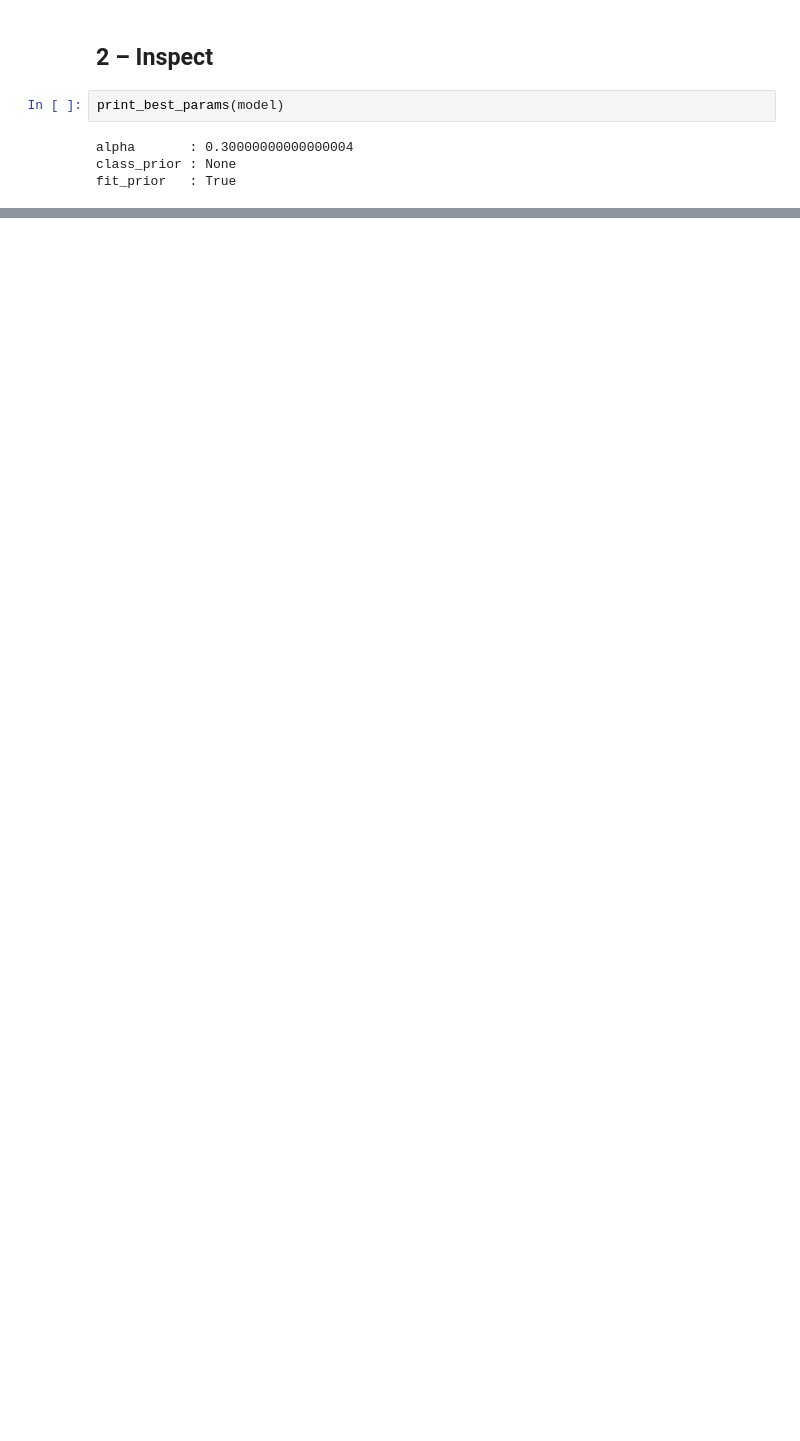
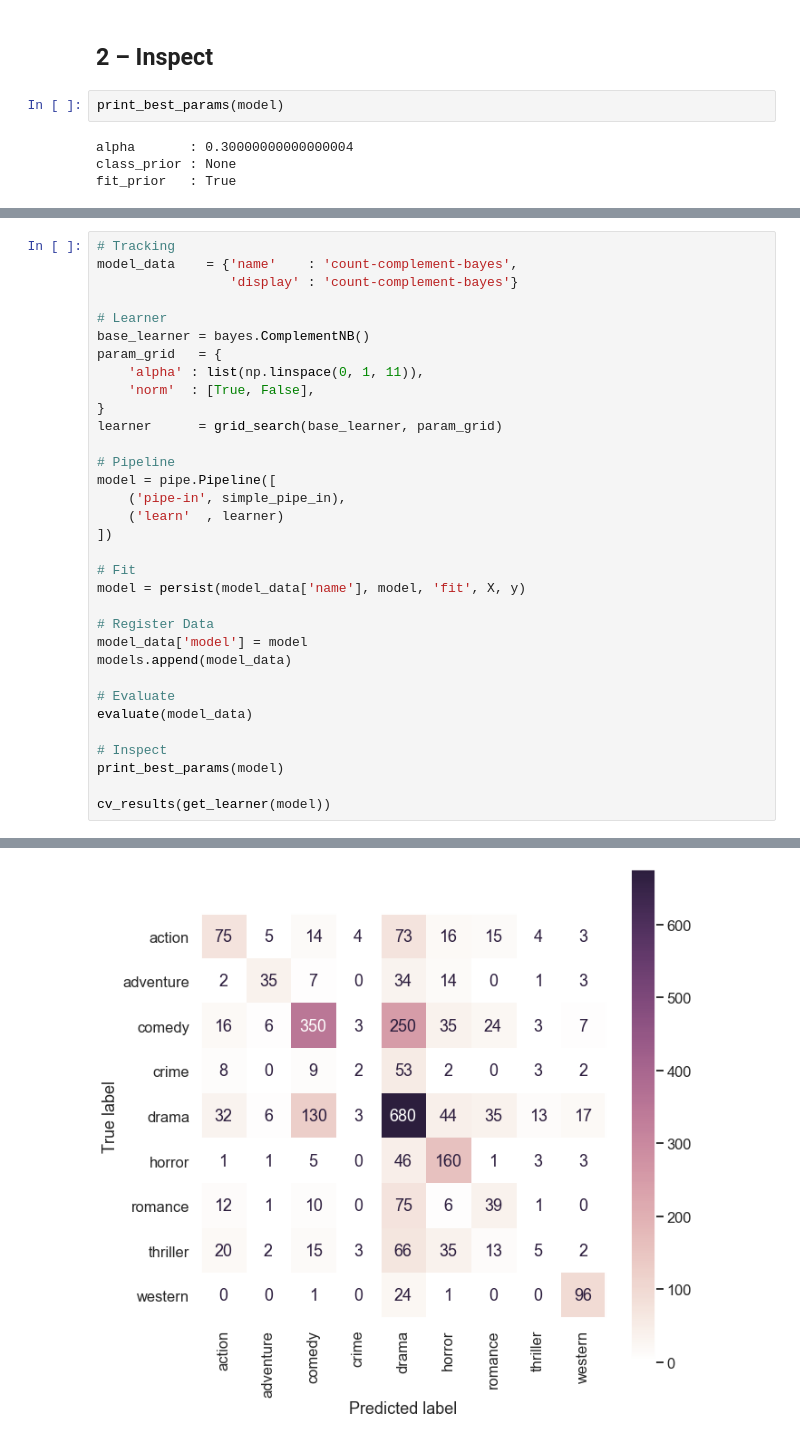
Before and after one commit to rcharan/movie-genre-classification, a Jupyter notebook: classification.ipynb, the cells around one changed output, grey strips where cells are left out. Drawn from its saved outputs; the diff is of its cells as text; blank space fills up the shorter version.

```diff
--- a/classification.ipynb
+++ b/classification.ipynb
@@ -484,0 +532,34 @@ fit_prior   : False
+# %%
+# Tracking
+model_data    = {'name'    : 'count-complement-bayes',
+                 'display' : 'count-complement-bayes'}
+
+# Learner
+base_learner = bayes.ComplementNB()
+param_grid   = {
+    'alpha' : list(np.linspace(0, 1, 11)),
+    'norm'  : [True, False],
+}
+learner      = grid_search(base_learner, param_grid)
+
+# Pipeline
+model = pipe.Pipeline([
+    ('pipe-in', simple_pipe_in),
+    ('learn'  , learner)
+])
+
+# Fit
+model = persist(model_data['name'], model, 'fit', X, y)
+
+# Register Data
+model_data['model'] = model
+models.append(model_data)
+
+# Evaluate
+evaluate(model_data)
+
+# Inspect
+print_best_params(model)
+
+cv_results(get_learner(model))
+# %% [output]
@@ -484,0 +583 @@ fit_prior   : False
+[figure, added]
```
Also changed, not shown: parts of 36 cells of this notebook, 34 other files.
